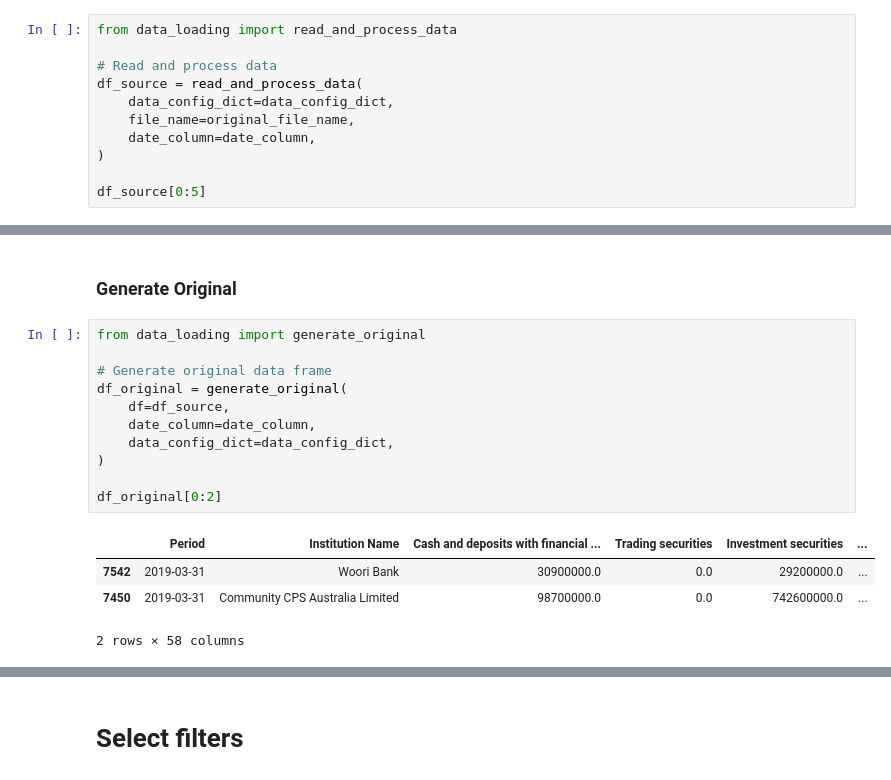
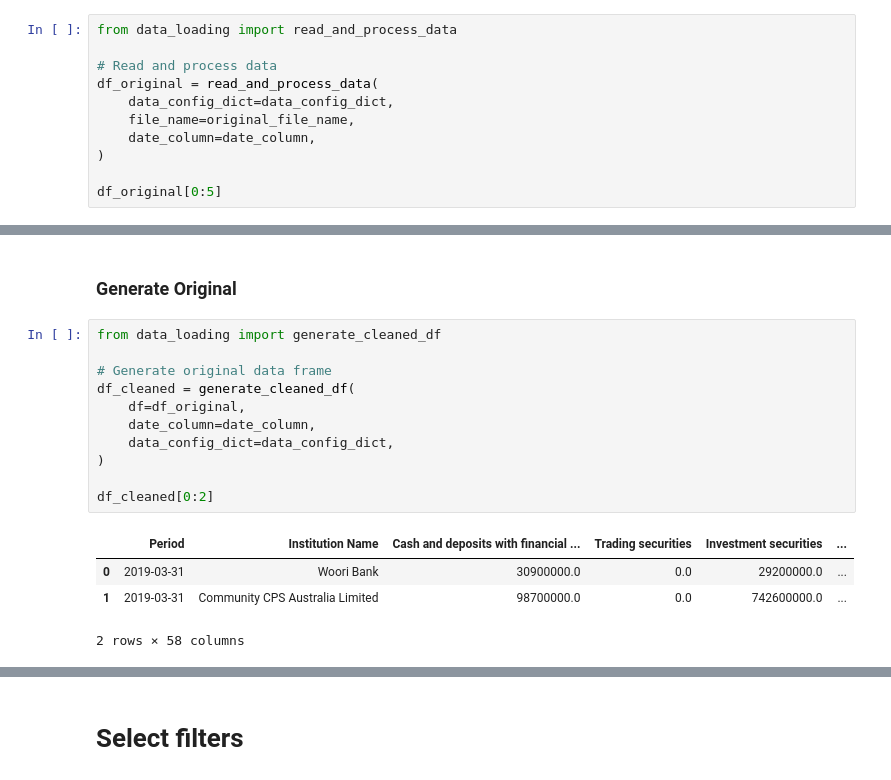
Before and after one commit to tyefraser/apra_monthly_adi_statistics, a Jupyter notebook: streamlit_app.ipynb, the cells around one changed output, grey strips where cells are left out. Drawn from its saved outputs; the diff is of its cells as text.

```diff
--- a/streamlit_app.ipynb
+++ b/streamlit_app.ipynb
@@ -155,13 +118,13 @@ INFO:data_loading:Excel file has already been downloaded.
 from data_loading import read_and_process_data
 
 # Read and process data
-df_source = read_and_process_data(
+df_original = read_and_process_data(
     data_config_dict=data_config_dict,
     file_name=original_file_name,
     date_column=date_column,
 )
 
-df_source[0:5]
+df_original[0:5]
 # %% [output]
 INFO:data_loading:Excel data loaded successfully.
 |  | Period | ABN | Institution Name | Cash and deposits with financial ... | Trading securities | Investment securities | ... |
@@ -257,18 +155,18 @@ df_summary[0:2]
 # %% [markdown]
 ### Generate Original
 # %%
-from data_loading import generate_original
+from data_loading import generate_cleaned_df
 
 # Generate original data frame
-df_original = generate_original(
-    df=df_source,
+df_cleaned = generate_cleaned_df(
+    df=df_original,
     date_column=date_column,
     data_config_dict=data_config_dict,
 )
 
-df_original[0:2]
+df_cleaned[0:2]
 # %% [output]
 |  | Period | Institution Name | Cash and deposits with financial ... | Trading securities | Investment securities | ... |
-| 7542 | 2019-03-31 | Woori Bank | 30900000.0 | 0.0 | 29200000.0 | ... |
-| 7450 | 2019-03-31 | Community CPS Australia Limited | 98700000.0 | 0.0 | 742600000.0 | ... |
+| 0 | 2019-03-31 | Woori Bank | 30900000.0 | 0.0 | 29200000.0 | ... |
+| 1 | 2019-03-31 | Community CPS Australia Limited | 98700000.0 | 0.0 | 742600000.0 | ... |
 2 rows × 58 columns
```
Also changed, not shown: parts of 90 cells of this notebook, 13 other files.
